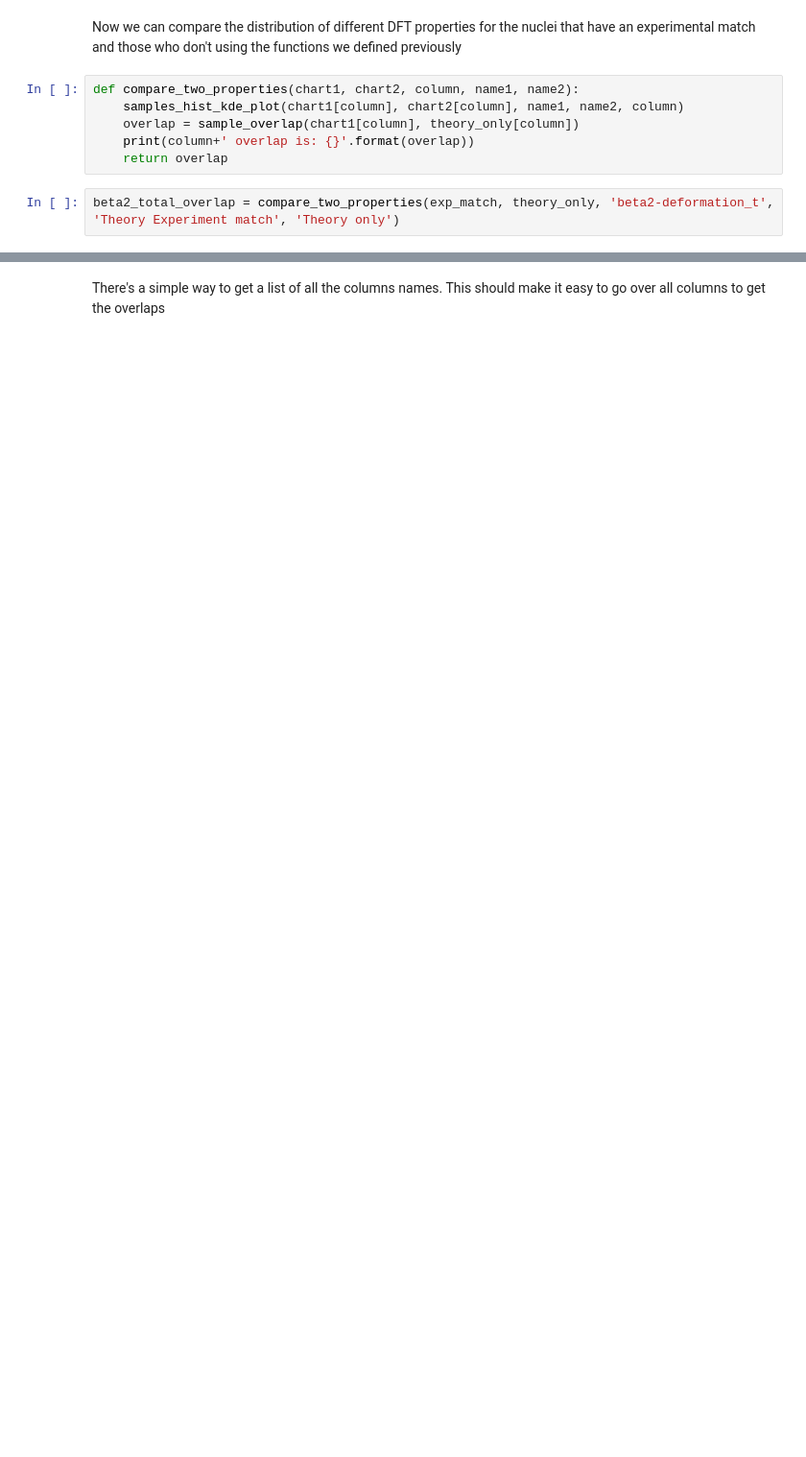
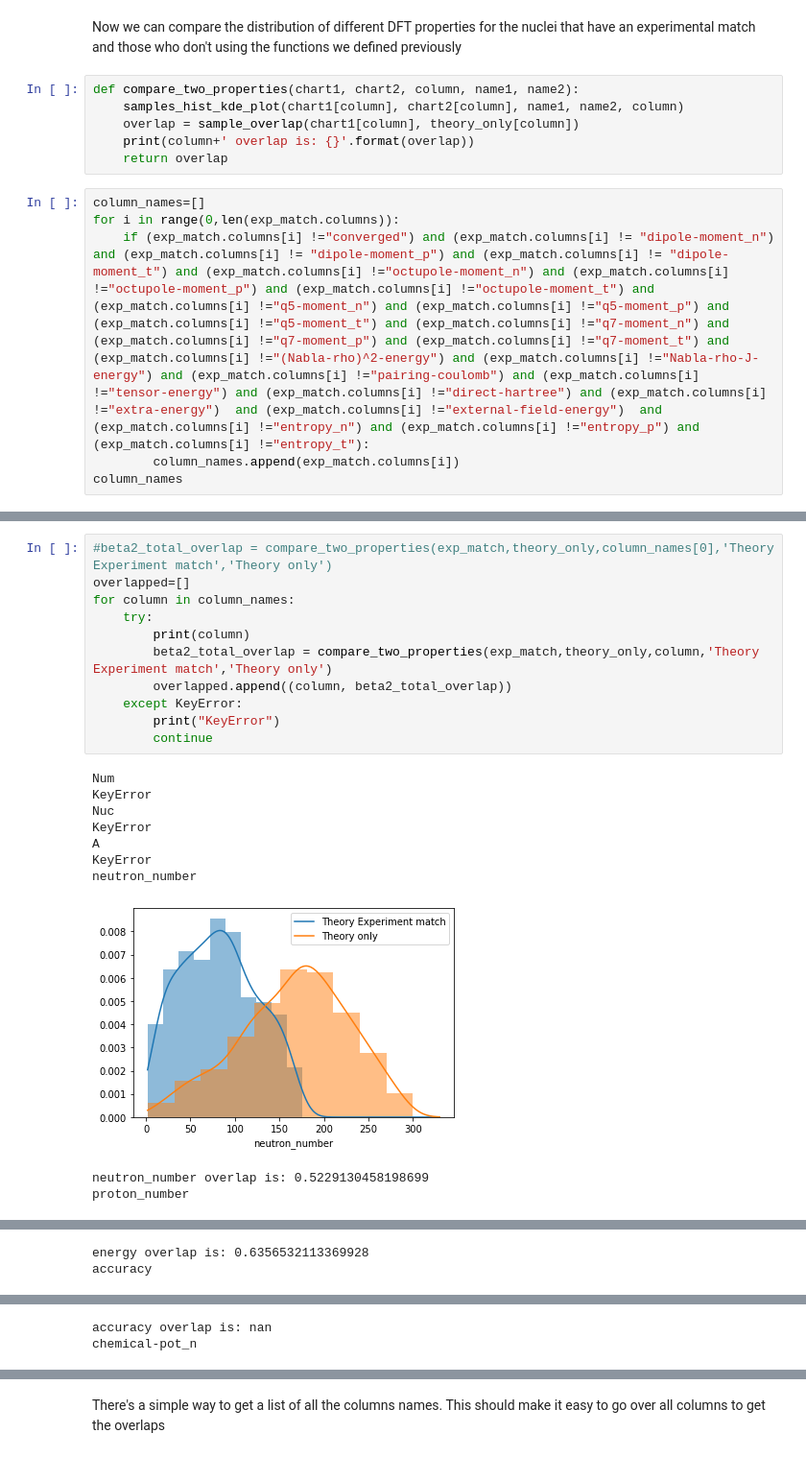
Before and after one commit to MAtthewCrow12/CrowleyDLP, a Jupyter notebook: overlaps_example.ipynb, the cells around one changed output, grey strips where cells are left out. Shown at 96% size. Cells and saved outputs as stored; diff of their text form; blank space fills up the shorter version.

Commit message:
Found Overlap for all new features in the AME Data file

```diff
--- a/overlaps_example.ipynb
+++ b/overlaps_example.ipynb
@@ -206,5 +293,9 @@ def compare_two_properties(chart1, chart2, column, name1, name2):
     overlap = sample_overlap(chart1[column], theory_only[column])
     print(column+' overlap is: {}'.format(overlap))
     return overlap
-# %%
-beta2_total_overlap = compare_two_properties(exp_match, theory_only, 'beta2-deformation_t', 'Theory Experiment match', 'Theory only')
+# %%
+column_names=[]
+for i in range(0,len(exp_match.columns)):
+    if (exp_match.columns[i] !="converged") and (exp_match.columns[i] != "dipole-moment_n") and (exp_match.columns[i] != "dipole-moment_p") and (exp_match.columns[i] != "dipole-moment_t") and (exp_match.columns[i] !="octupole-moment_n") and (exp_match.columns[i] !="octupole-moment_p") and (exp_match.columns[i] !="octupole-moment_t") and (exp_match.columns[i] !="q5-moment_n") and (exp_match.columns[i] !="q5-moment_p") and (exp_match.columns[i] !="q5-moment_t") and (exp_match.columns[i] !="q7-moment_n") and (exp_match.columns[i] !="q7-moment_p") and (exp_match.columns[i] !="q7-moment_t") and (exp_match.columns[i] !="(Nabla-rho)^2-energy") and (exp_match.columns[i] !="Nabla-rho-J-energy") and (exp_match.columns[i] !="pairing-coulomb") and (exp_match.columns[i] !="tensor-energy") and (exp_match.columns[i] !="direct-hartree") and (exp_match.columns[i] !="extra-energy")  and (exp_match.columns[i] !="external-field-energy")  and (exp_match.columns[i] !="entropy_n") and (exp_match.columns[i] !="entropy_p") and (exp_match.columns[i] !="entropy_t"):
+        column_names.append(exp_match.columns[i])
+column_names
@@ -210,0 +337,22 @@ beta2_total_overlap = compare_two_properties(exp_match, theory_only, 'beta2-defo
+# %%
+#beta2_total_overlap = compare_two_properties(exp_match,theory_only,column_names[0],'Theory Experiment match','Theory only')
+overlapped=[]
+for column in column_names:
+    try:
+        print(column)
+        beta2_total_overlap = compare_two_properties(exp_match,theory_only,column,'Theory Experiment match','Theory only')
+        overlapped.append((column, beta2_total_overlap))
+    except KeyError:
+        print("KeyError")
+        continue
+# %% [output]
+Num
+KeyError
+Nuc
+KeyError
+A
+KeyError
+neutron_number
+[figure, added]
+neutron_number overlap is: 0.5229130458198699
+proton_number
@@ -210,0 +378,2 @@ beta2_total_overlap = compare_two_properties(exp_match, theory_only, 'beta2-defo
+energy overlap is: 0.6356532113369928
+accuracy
@@ -210,0 +381,2 @@ beta2_total_overlap = compare_two_properties(exp_match, theory_only, 'beta2-defo
+accuracy overlap is: nan
+chemical-pot_n
```
Also changed, not shown: parts of 24 cells of this notebook, 16 other files.
